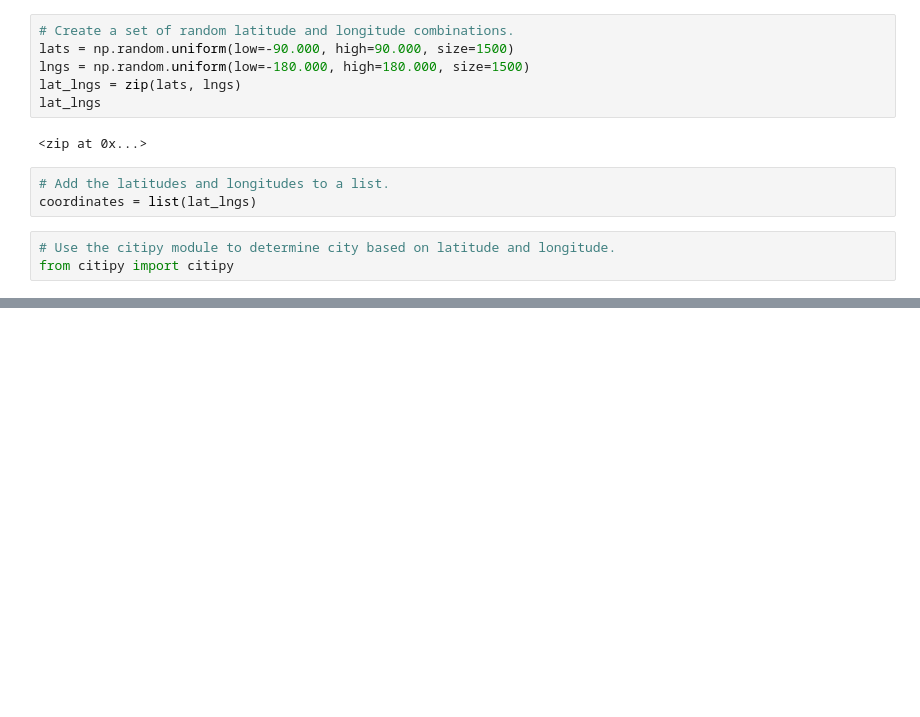
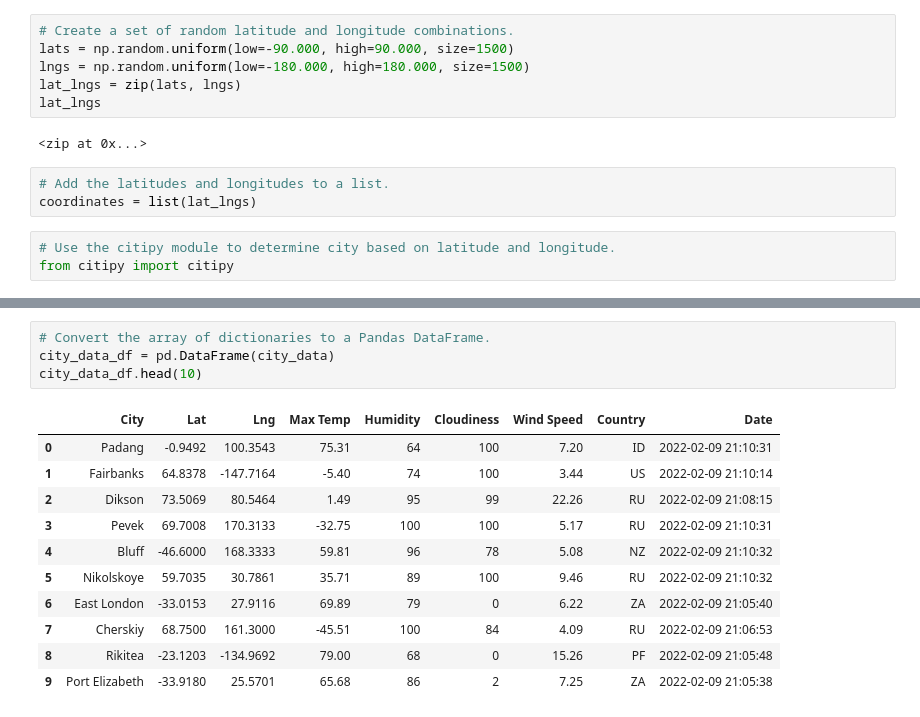
Before and after one commit to baileyvo/World_Weather_Analysis, a Jupyter notebook: WeatherPy.ipynb, the cells around one changed output, grey strips where cells are left out. Drawn from its saved outputs; the diff is of its cells as text; blank space fills up the shorter version.

```diff
--- a/WeatherPy.ipynb
+++ b/WeatherPy.ipynb
@@ -33,0 +133,16 @@ len(cities)
+# %%
+# Convert the array of dictionaries to a Pandas DataFrame.
+city_data_df = pd.DataFrame(city_data)
+city_data_df.head(10)
+# %% [output]
+|  | City | Lat | Lng | Max Temp | Humidity | Cloudiness | Wind Speed | Country | Date |
+| 0 | Padang | -0.9492 | 100.3543 | 75.31 | 64 | 100 | 7.20 | ID | 2022-02-09 21:10:31 |
+| 1 | Fairbanks | 64.8378 | -147.7164 | -5.40 | 74 | 100 | 3.44 | US | 2022-02-09 21:10:14 |
+| 2 | Dikson | 73.5069 | 80.5464 | 1.49 | 95 | 99 | 22.26 | RU | 2022-02-09 21:08:15 |
+| 3 | Pevek | 69.7008 | 170.3133 | -32.75 | 100 | 100 | 5.17 | RU | 2022-02-09 21:10:31 |
+| 4 | Bluff | -46.6000 | 168.3333 | 59.81 | 96 | 78 | 5.08 | NZ | 2022-02-09 21:10:32 |
+| 5 | Nikolskoye | 59.7035 | 30.7861 | 35.71 | 89 | 100 | 9.46 | RU | 2022-02-09 21:10:32 |
+| 6 | East London | -33.0153 | 27.9116 | 69.89 | 79 | 0 | 6.22 | ZA | 2022-02-09 21:05:40 |
+| 7 | Cherskiy | 68.7500 | 161.3000 | -45.51 | 100 | 84 | 4.09 | RU | 2022-02-09 21:06:53 |
+| 8 | Rikitea | -23.1203 | -134.9692 | 79.00 | 68 | 0 | 15.26 | PF | 2022-02-09 21:05:48 |
+| 9 | Port Elizabeth | -33.9180 | 25.5701 | 65.68 | 86 | 2 | 7.25 | ZA | 2022-02-09 21:05:38 |
```
Also changed, not shown: parts of 8 cells of this notebook, 3 other files.
